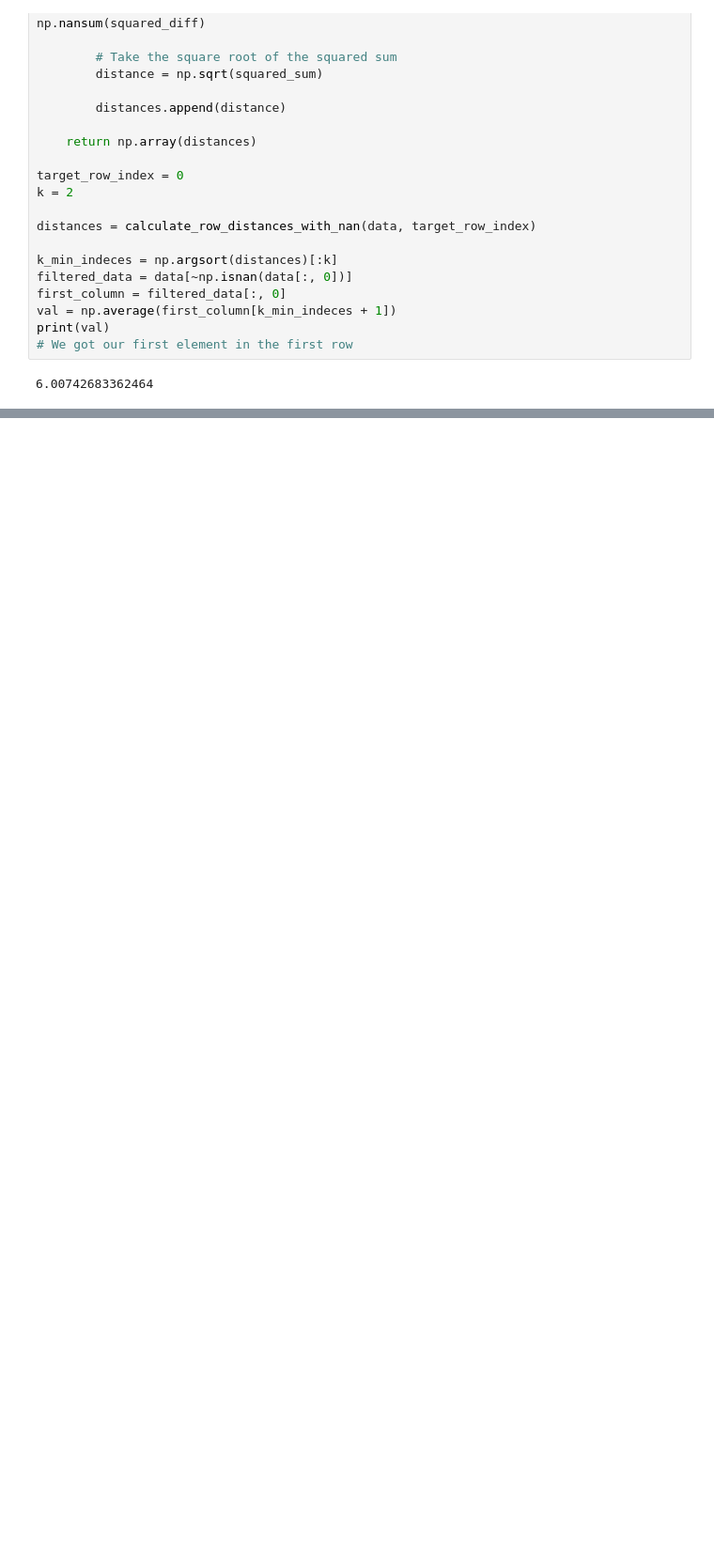
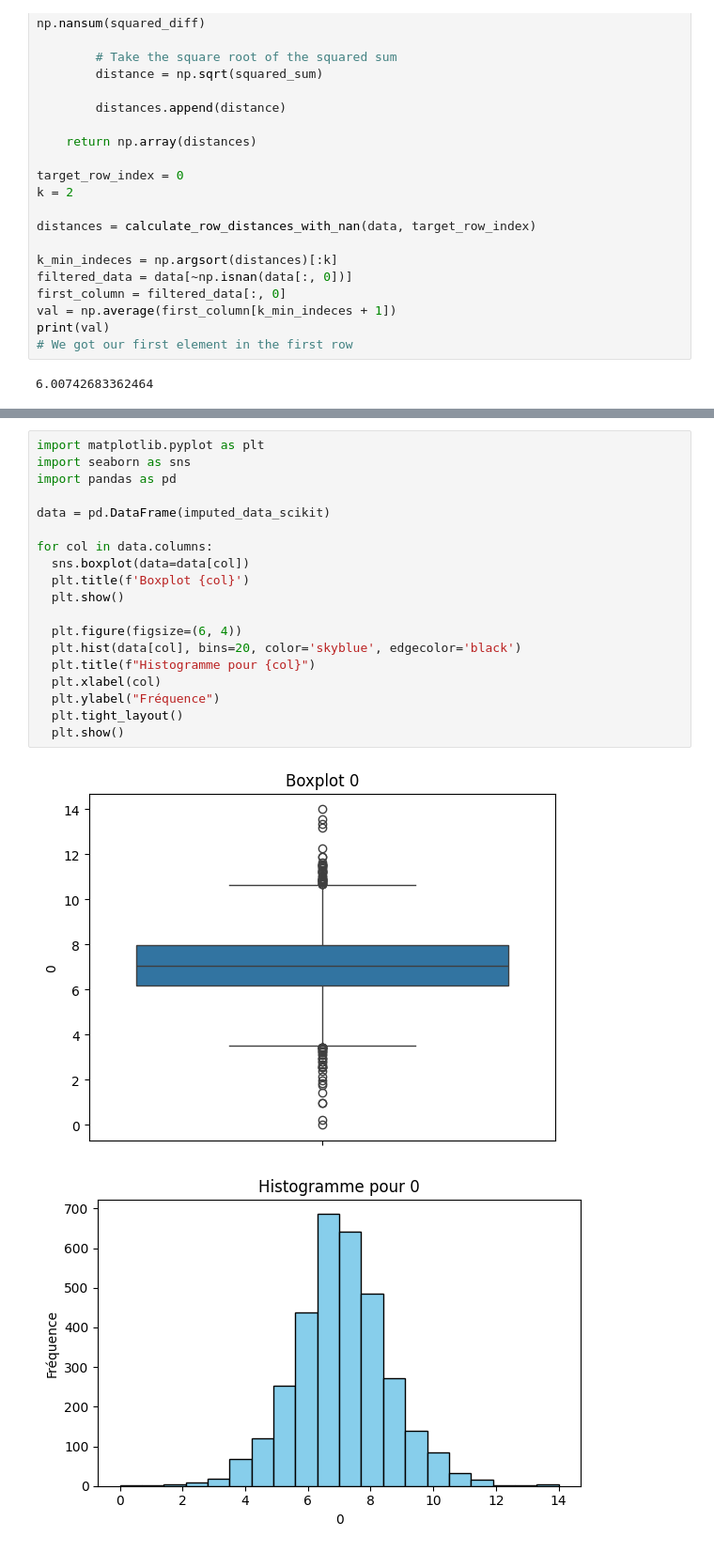
Before and after one commit to Amirmadjour/tab_de_codage, a Jupyter notebook: and_tp1_presentation.ipynb, the cells around one changed output, grey strips where cells are left out. Shown at 94% size. Drawn from its saved outputs; the diff is of its cells as text; blank space fills up the shorter version.

Commit message:
Add Matric correlation, Standardisation, Box plot, histogramme

```diff
--- a/and_tp1_presentation.ipynb
+++ b/and_tp1_presentation.ipynb
@@ -378,0 +352,22 @@ Mismatch at row 3272, column 7: scikit=59.0, custom=67.25
+# %%
+import matplotlib.pyplot as plt
+import seaborn as sns
+import pandas as pd
+
+data = pd.DataFrame(imputed_data_scikit)
+
+for col in data.columns:
+  sns.boxplot(data=data[col])
+  plt.title(f'Boxplot {col}')
+  plt.show()
+
+  plt.figure(figsize=(6, 4))
+  plt.hist(data[col], bins=20, color='skyblue', edgecolor='black')
+  plt.title(f"Histogramme pour {col}")
+  plt.xlabel(col)
+  plt.ylabel("Fréquence")
+  plt.tight_layout()
+  plt.show()
+# %% [output]
+[figure, added]
+[figure, added]
```
Also changed, not shown: parts of 5 cells of this notebook.
